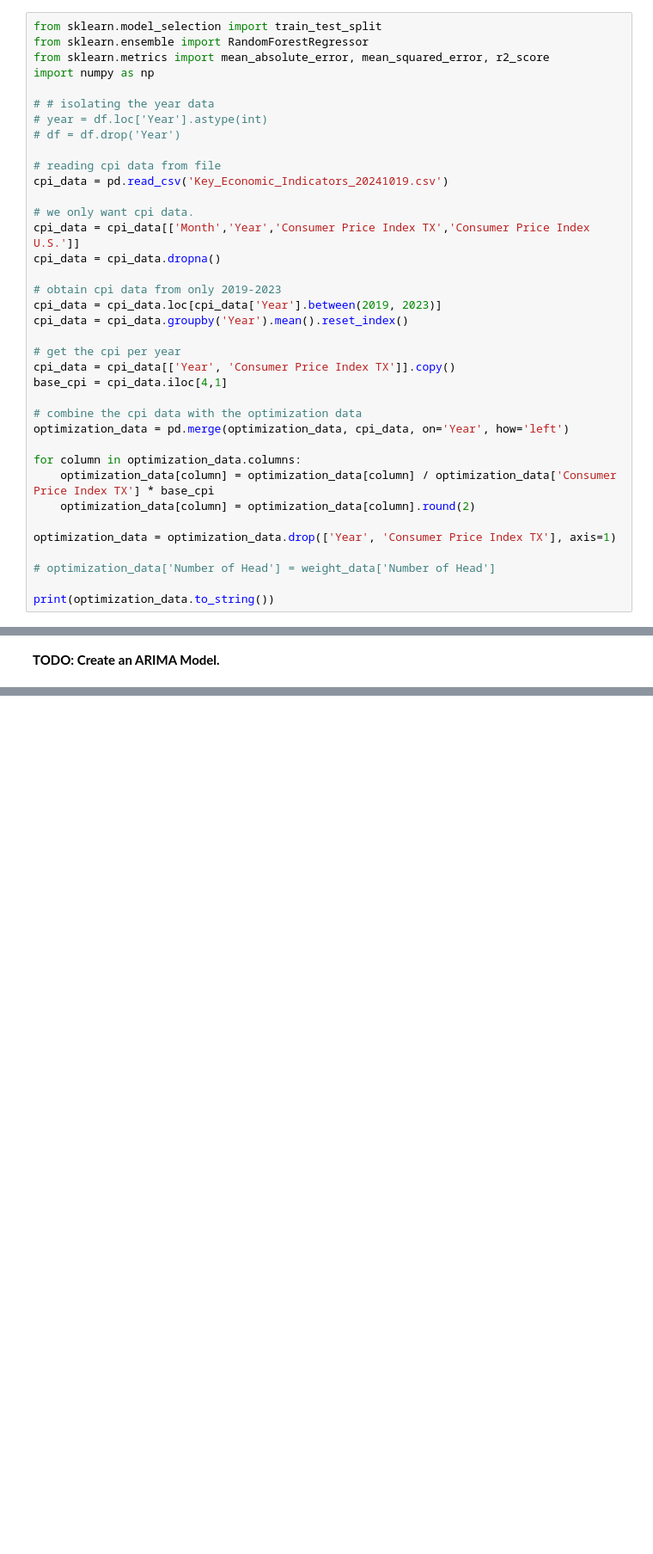
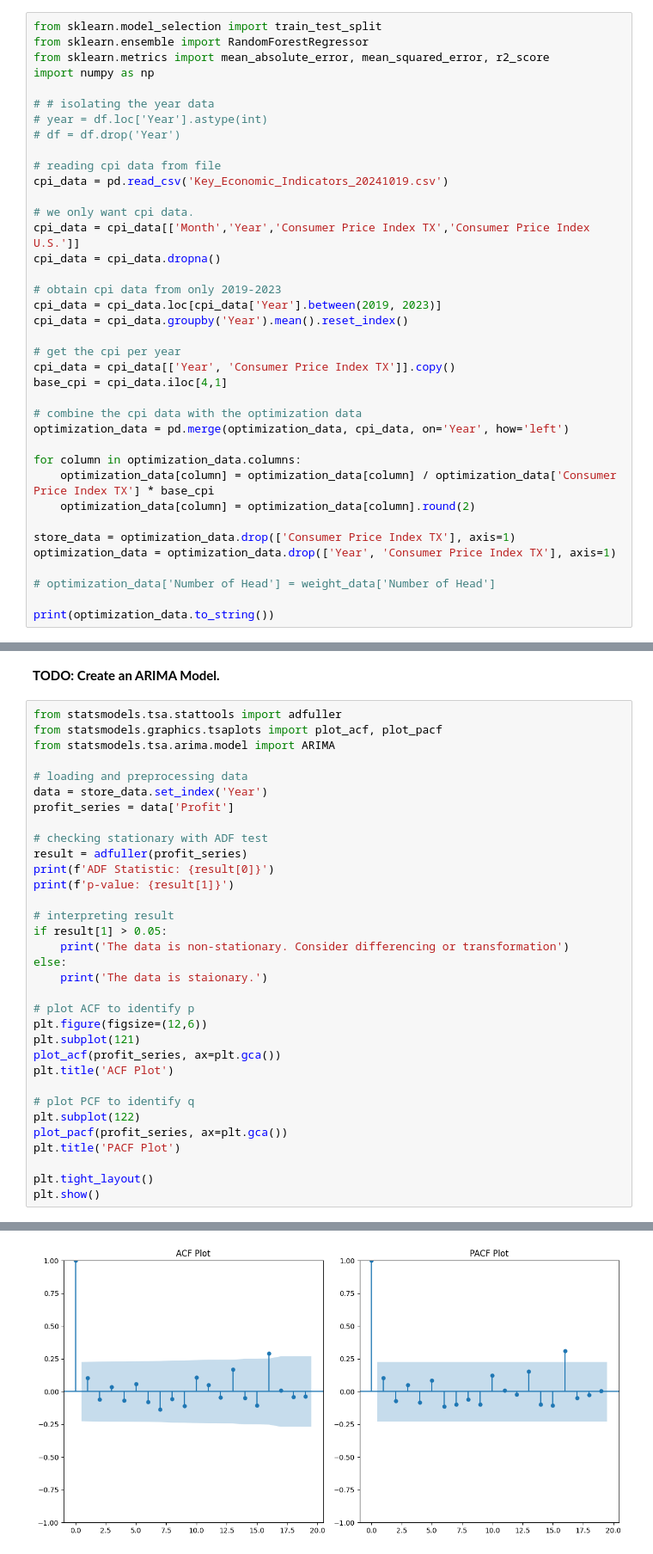
Before and after one commit to JBL168/beef_value_chain_project, a Jupyter notebook: modeling_profitability.ipynb, the cells around one changed output, grey strips where cells are left out. Shown at 86% size. Saved outputs shown, nothing was run; the diff lists cells and outputs as text; blank space fills up the shorter version.

Commit message:
Created ARIMA Model (Unsuccessful result)

```diff
--- a/modeling_profitability.ipynb
+++ b/modeling_profitability.ipynb
@@ -114,6 +114,7 @@ for column in optimization_data.columns:
     optimization_data[column] = optimization_data[column] / optimization_data['Consumer Price Index TX'] * base_cpi
     optimization_data[column] = optimization_data[column].round(2)
 
+store_data = optimization_data.drop(['Consumer Price Index TX'], axis=1)
 optimization_data = optimization_data.drop(['Year', 'Consumer Price Index TX'], axis=1)
 
 # optimization_data['Number of Head'] = weight_data['Number of Head']
@@ -370,3 +371,37 @@ Mean Absolute Error (MAE): 49.328451596419015
 Root Mean Squared Error (RMSE): 62.49047069153755
 # %% [markdown]
 **TODO: Create an ARIMA Model.**
+# %%
+from statsmodels.tsa.stattools import adfuller
+from statsmodels.graphics.tsaplots import plot_acf, plot_pacf
+from statsmodels.tsa.arima.model import ARIMA
+
+# loading and preprocessing data
+data = store_data.set_index('Year')
+profit_series = data['Profit']
+
+# checking stationary with ADF test
+result = adfuller(profit_series)
+print(f'ADF Statistic: {result[0]}')
+print(f'p-value: {result[1]}')
+
+# interpreting result
+if result[1] > 0.05:
+    print('The data is non-stationary. Consider differencing or transformation')
+else:
+    print('The data is staionary.')
+
+# plot ACF to identify p
+plt.figure(figsize=(12,6))
+plt.subplot(121)
+plot_acf(profit_series, ax=plt.gca())
+plt.title('ACF Plot')
+
+# plot PCF to identify q
+plt.subplot(122)
+plot_pacf(profit_series, ax=plt.gca())
+plt.title('PACF Plot')
+
+plt.tight_layout()
+plt.show()
+# %% [output]
@@ -372,0 +411 @@ Root Mean Squared Error (RMSE): 62.49047069153755
+[figure, added]
```
Also changed, not shown: parts of 3 cells of this notebook.
